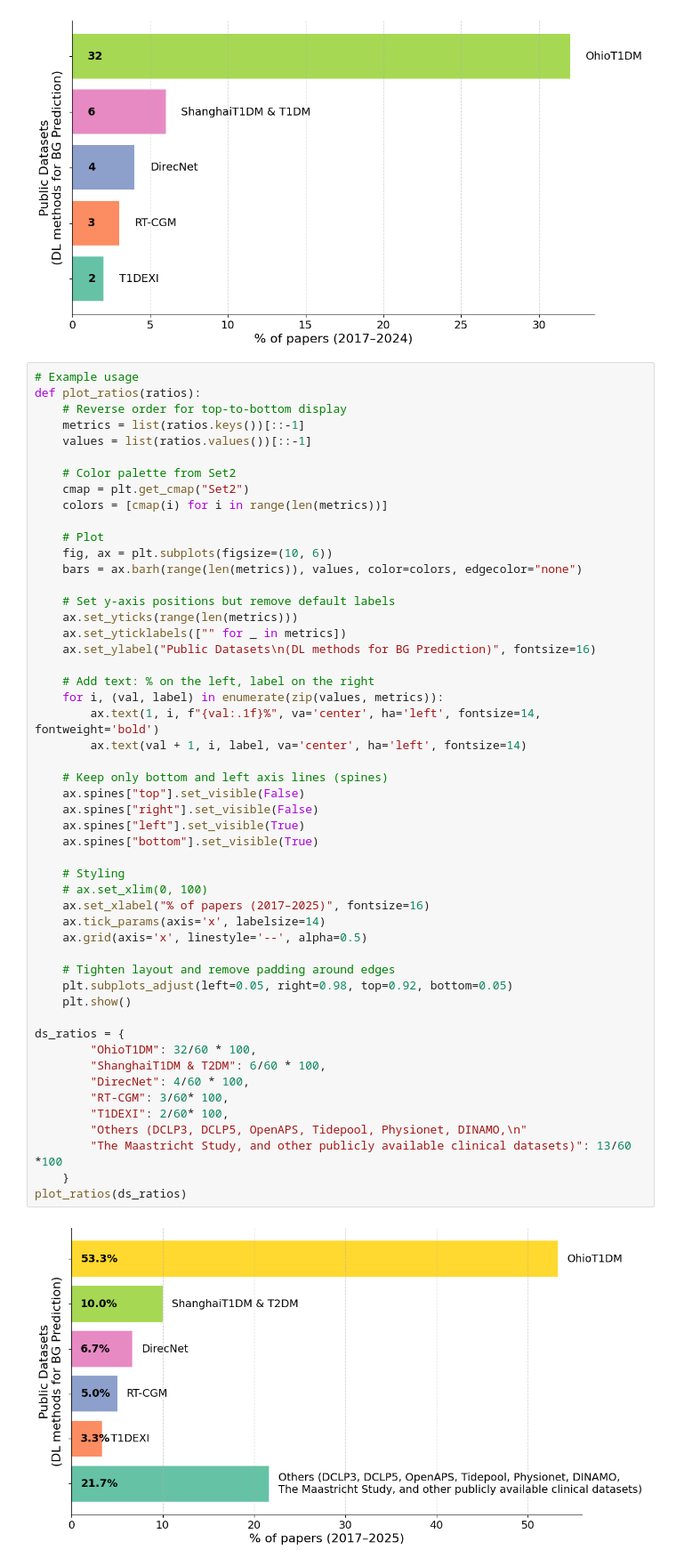
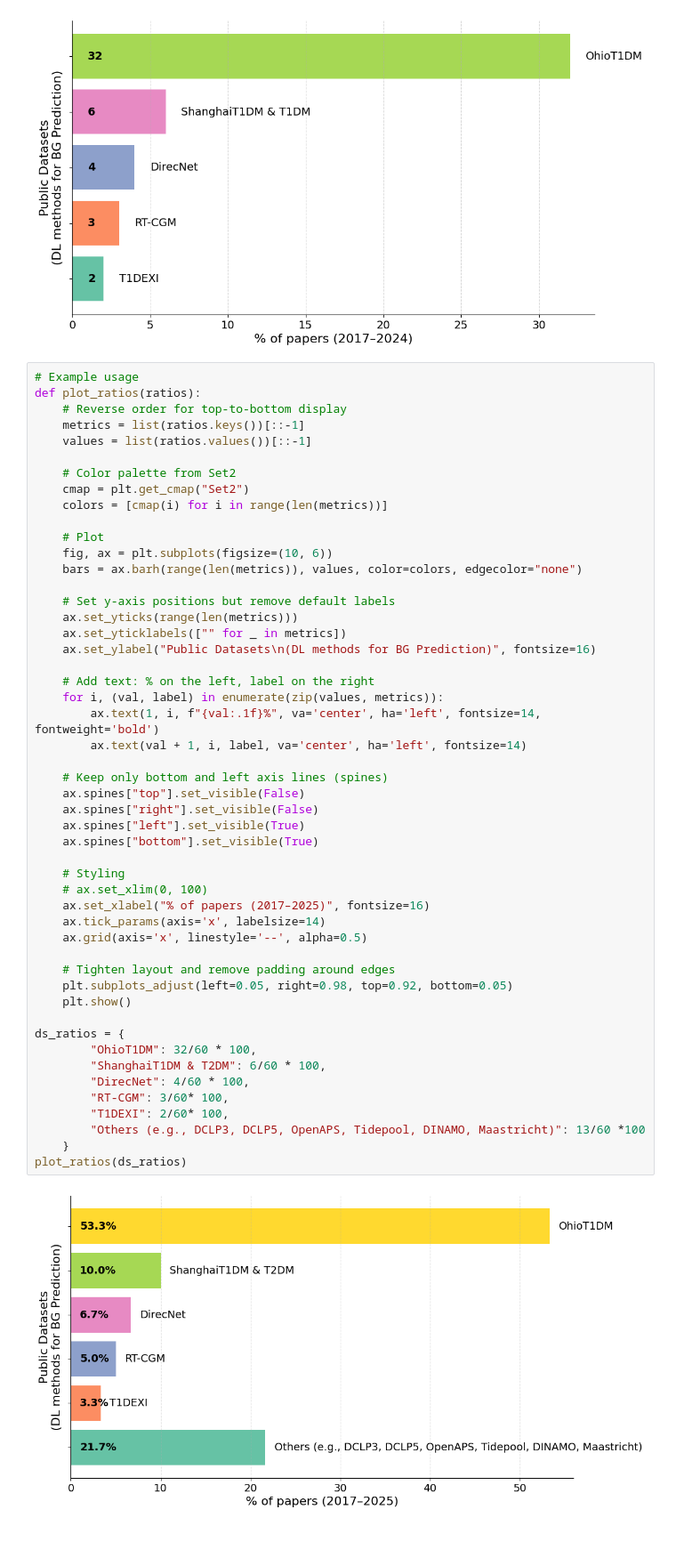
Before and after one commit to Augmented-Health-Lab/ReproGenBG_ML4H, a Jupyter notebook: Literature_review_summary/literature_summary.ipynb, the cells around one changed output. Shown at 89% size. Cells and saved outputs as stored; diff of their text form; blank space fills up the shorter version.

```diff
--- a/Literature_review_summary/literature_summary.ipynb
+++ b/Literature_review_summary/literature_summary.ipynb
@@ -458,33 +458,32 @@ def plot_ratios(ratios):
     # Add text: % on the left, label on the right
     for i, (val, label) in enumerate(zip(values, metrics)):
         ax.text(1, i, f"{val:.1f}%", va='center', ha='left', fontsize=14, fontweight='bold')
         ax.text(val + 1, i, label, va='center', ha='left', fontsize=14)
 
     # Keep only bottom and left axis lines (spines)
     ax.spines["top"].set_visible(False)
     ax.spines["right"].set_visible(False)
     ax.spines["left"].set_visible(True)
     ax.spines["bottom"].set_visible(True)
 
     # Styling
     # ax.set_xlim(0, 100)
     ax.set_xlabel("% of papers (2017–2025)", fontsize=16)
     ax.tick_params(axis='x', labelsize=14)
     ax.grid(axis='x', linestyle='--', alpha=0.5)
 
     # Tighten layout and remove padding around edges
     plt.subplots_adjust(left=0.05, right=0.98, top=0.92, bottom=0.05)
     plt.show()
 
 ds_ratios = {
         "OhioT1DM": 32/60 * 100,
         "ShanghaiT1DM & T2DM": 6/60 * 100,
         "DirecNet": 4/60 * 100,
         "RT-CGM": 3/60* 100,
         "T1DEXI": 2/60* 100,
-        "Others (DCLP3, DCLP5, OpenAPS, Tidepool, Physionet, DINAMO,\n"
-        "The Maastricht Study, and other publicly available clinical datasets)": 13/60 *100
+        "Others (e.g., DCLP3, DCLP5, OpenAPS, Tidepool, DINAMO, Maastricht)": 13/60 *100
     }
 plot_ratios(ds_ratios)
 # %% [output]
-[figure, old version]
+[figure, new version]
```
Also changed, not shown: parts of 9 cells of this notebook, 1 other file.
